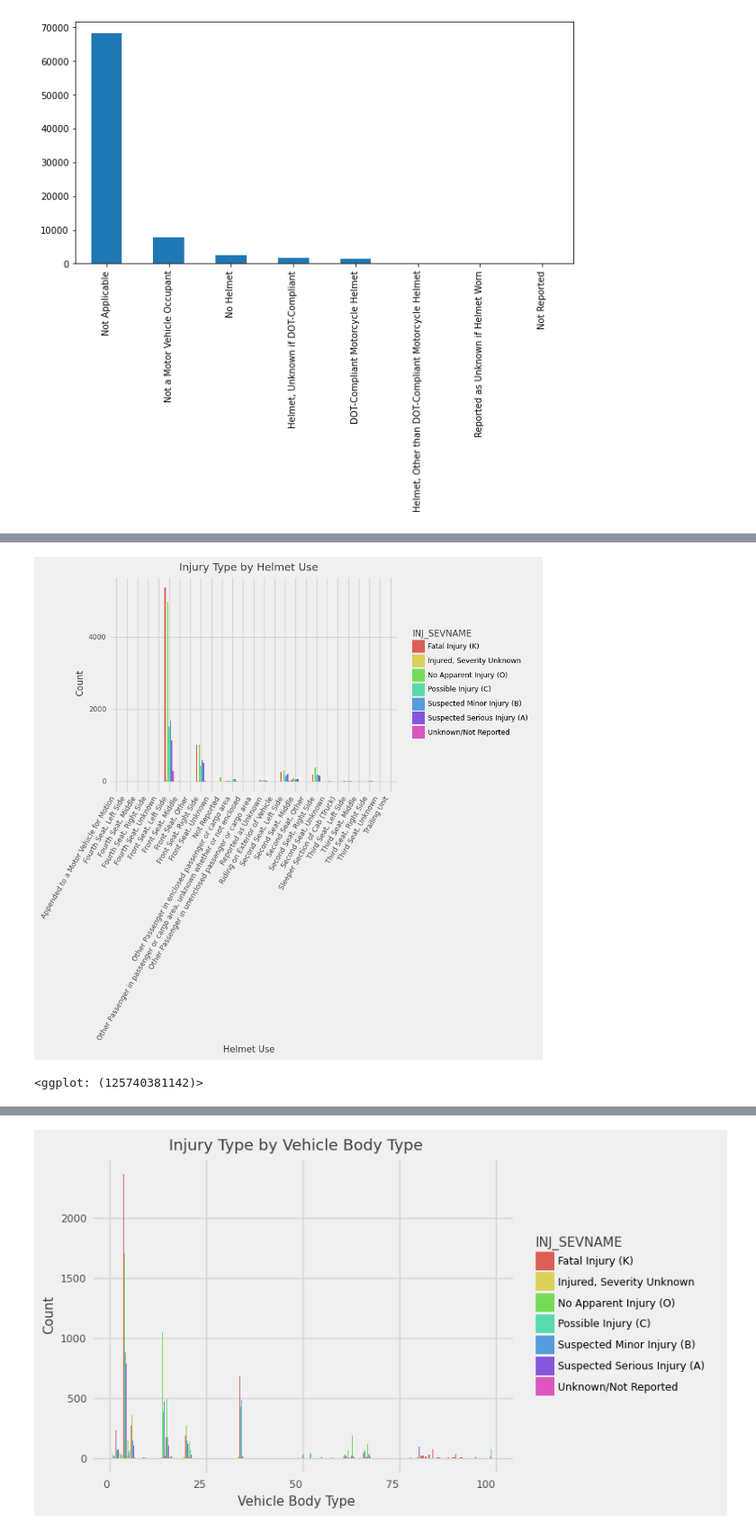
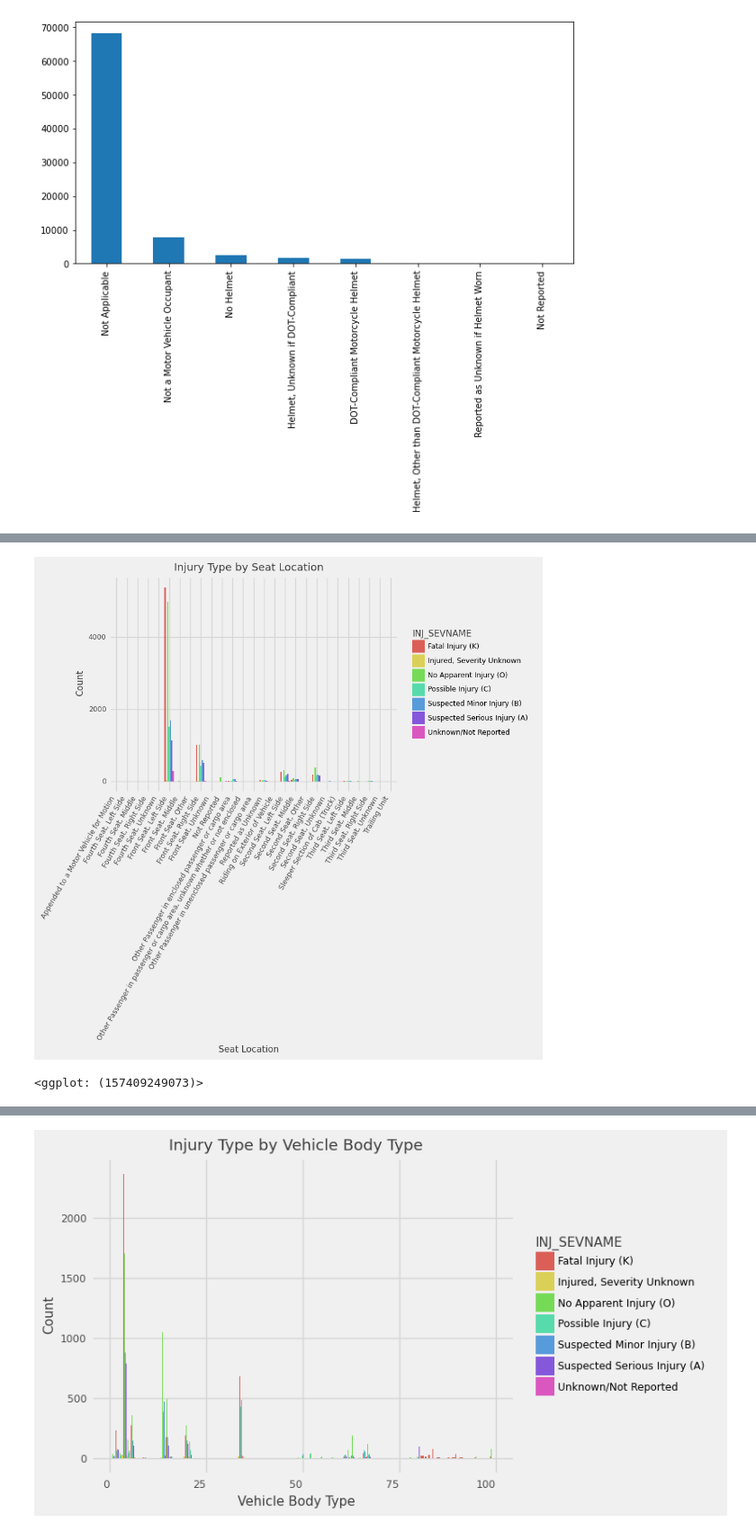
Before and after one commit to joshrrosen/PPOL564-Final-Project, a Jupyter notebook: MISC_Viz.ipynb, the cells around one changed output, grey strips where cells are left out. Shown at 90% size. Cells and saved outputs as stored; diff of their text form; code cells hidden in the pictures.

```diff
--- a/MISC_Viz.ipynb
+++ b/MISC_Viz.ipynb
@@ -369,14 +363,14 @@ theme_538()
 # %%
 All2019 = All2019.dropna()
 ggplot(data=All2019) +\
 geom_bar(mapping=aes(x="SEAT_POSNAME", fill="INJ_SEVNAME"), position="dodge") +\
-xlab("Helmet Use") +\
+xlab("Seat Location") +\
 ylab("Count") +\
-ggtitle("Injury Type by Helmet Use") +\
+ggtitle("Injury Type by Seat Location") +\
 theme_538() + theme(axis_text_x  = element_text(angle = 60, hjust = 1))
 # %% [output]
-[figure, old version]
+[figure, new version]
-<ggplot: (125740381142)>
+<ggplot: (157409249073)>
 # %%
 All2019 = All2019.dropna()
 ggplot(data=All2019) +\
```
Also changed, not shown: parts of 23 cells of this notebook.
